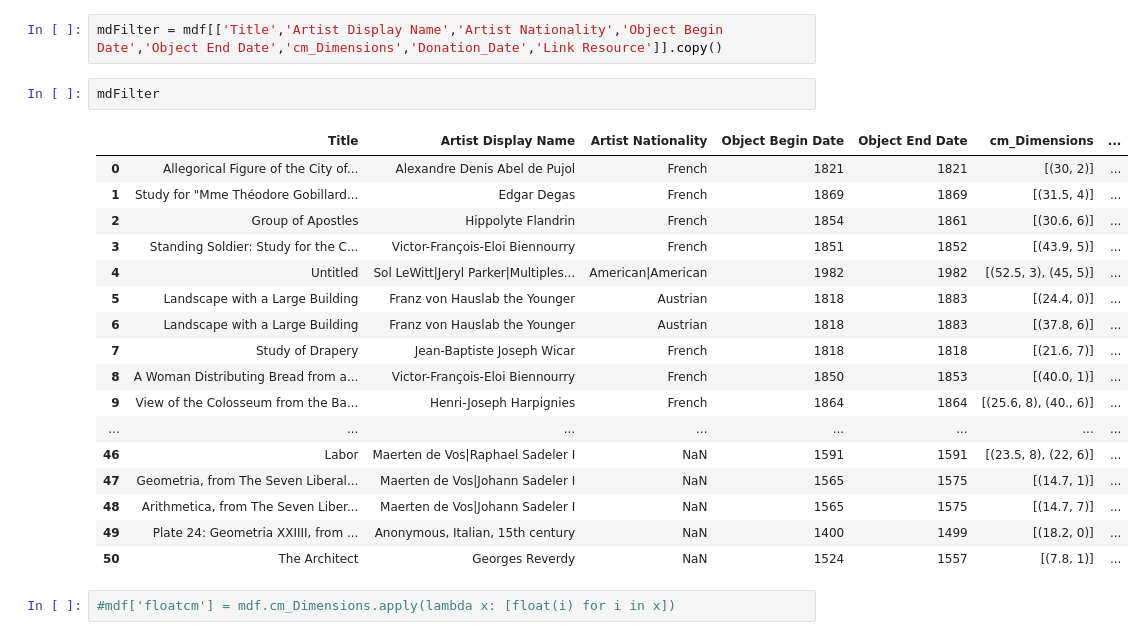
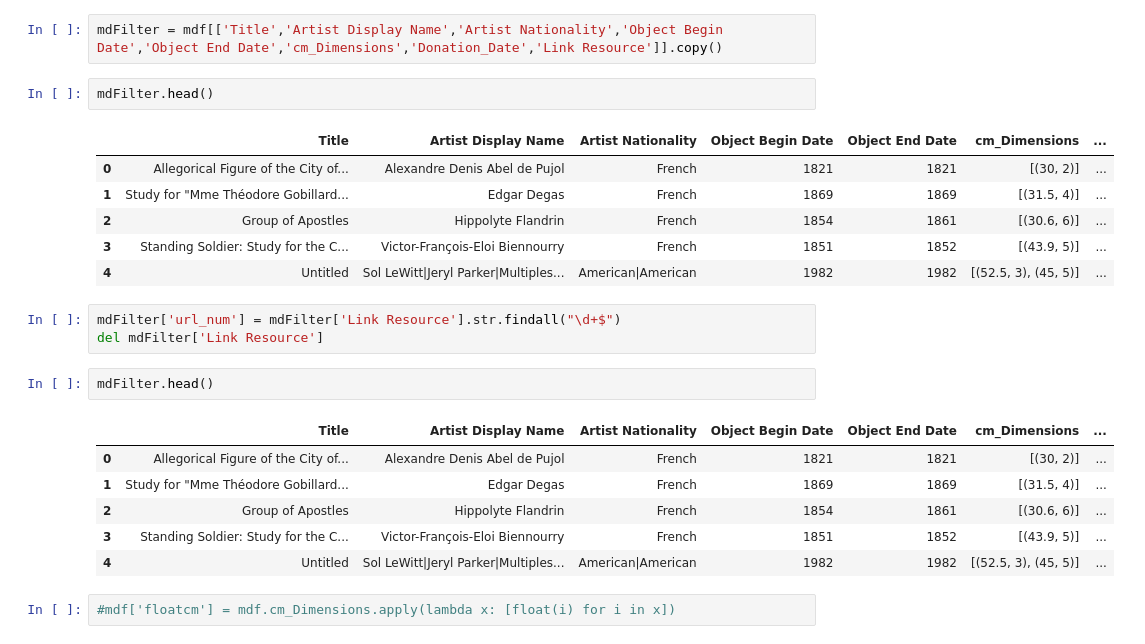
Before and after one commit to Ianssmith/cinderMET, a Jupyter notebook: resources/theMetConverter.ipynb, the cells around one changed output. Drawn from its saved outputs; the diff is of its cells as text.

```diff
--- a/resources/theMetConverter.ipynb
+++ b/resources/theMetConverter.ipynb
@@ -111,25 +111,26 @@ Index(['index', 'Object Number', 'Is Highlight', 'Is Public Domain',
 # %%
 mdFilter = mdf[['Title','Artist Display Name','Artist Nationality','Object Begin Date','Object End Date','cm_Dimensions','Donation_Date','Link Resource']].copy()
 # %%
-mdFilter
+mdFilter.head()
 # %% [output]
 |  | Title | Artist Display Name | Artist Nationality | Object Begin Date | Object End Date | cm_Dimensions | ... |
 | 0 | Allegorical Figure of the City of... | Alexandre Denis Abel de Pujol | French | 1821 | 1821 | [(30, 2)] | ... |
 | 1 | Study for "Mme Théodore Gobillard... | Edgar Degas | French | 1869 | 1869 | [(31.5, 4)] | ... |
 | 2 | Group of Apostles | Hippolyte Flandrin | French | 1854 | 1861 | [(30.6, 6)] | ... |
 | 3 | Standing Soldier: Study for the C... | Victor-François-Eloi Biennourry | French | 1851 | 1852 | [(43.9, 5)] | ... |
 | 4 | Untitled | Sol LeWitt|Jeryl Parker|Multiples... | American|American | 1982 | 1982 | [(52.5, 3), (45, 5)] | ... |
-| 5 | Landscape with a Large Building | Franz von Hauslab the Younger | Austrian | 1818 | 1883 | [(24.4, 0)] | ... |
-| 6 | Landscape with a Large Building | Franz von Hauslab the Younger | Austrian | 1818 | 1883 | [(37.8, 6)] | ... |
-| 7 | Study of Drapery | Jean-Baptiste Joseph Wicar | French | 1818 | 1818 | [(21.6, 7)] | ... |
-| 8 | A Woman Distributing Bread from a... | Victor-François-Eloi Biennourry | French | 1850 | 1853 | [(40.0, 1)] | ... |
-| 9 | View of the Colosseum from the Ba... | Henri-Joseph Harpignies | French | 1864 | 1864 | [(25.6, 8), (40., 6)] | ... |
-| ... | ... | ... | ... | ... | ... | ... | ... |
-| 46 | Labor | Maerten de Vos|Raphael Sadeler I | NaN | 1591 | 1591 | [(23.5, 8), (22, 6)] | ... |
-| 47 | Geometria, from The Seven Liberal... | Maerten de Vos|Johann Sadeler I | NaN | 1565 | 1575 | [(14.7, 1)] | ... |
-| 48 | Arithmetica, from The Seven Liber... | Maerten de Vos|Johann Sadeler I | NaN | 1565 | 1575 | [(14.7, 7)] | ... |
-| 49 | Plate 24: Geometria XXIIII, from ... | Anonymous, Italian, 15th century | NaN | 1400 | 1499 | [(18.2, 0)] | ... |
-| 50 | The Architect | Georges Reverdy | NaN | 1524 | 1557 | [(7.8, 1)] | ... |
+# %%
+mdFilter['url_num'] = mdFilter['Link Resource'].str.findall("\d+$")
+del mdFilter['Link Resource']
+# %%
+mdFilter.head()
+# %% [output]
+|  | Title | Artist Display Name | Artist Nationality | Object Begin Date | Object End Date | cm_Dimensions | ... |
+| 0 | Allegorical Figure of the City of... | Alexandre Denis Abel de Pujol | French | 1821 | 1821 | [(30, 2)] | ... |
+| 1 | Study for "Mme Théodore Gobillard... | Edgar Degas | French | 1869 | 1869 | [(31.5, 4)] | ... |
+| 2 | Group of Apostles | Hippolyte Flandrin | French | 1854 | 1861 | [(30.6, 6)] | ... |
+| 3 | Standing Soldier: Study for the C... | Victor-François-Eloi Biennourry | French | 1851 | 1852 | [(43.9, 5)] | ... |
+| 4 | Untitled | Sol LeWitt|Jeryl Parker|Multiples... | American|American | 1982 | 1982 | [(52.5, 3), (45, 5)] | ... |
 # %%
 #mdf['floatcm'] = mdf.cm_Dimensions.apply(lambda x: [float(i) for i in x])
 # %% [output]
```
Also changed, not shown: parts of 1 cell of this notebook, 16 other files.
